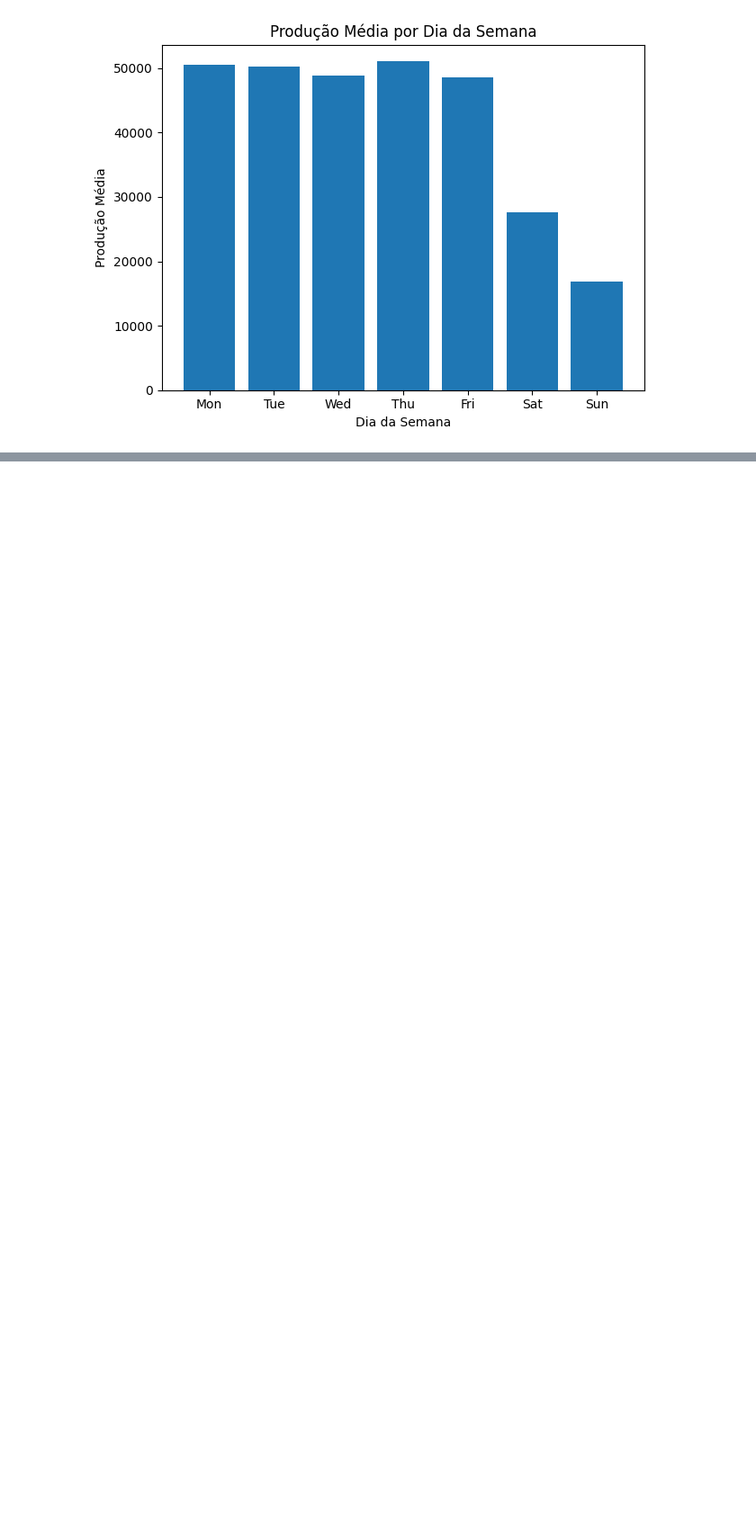
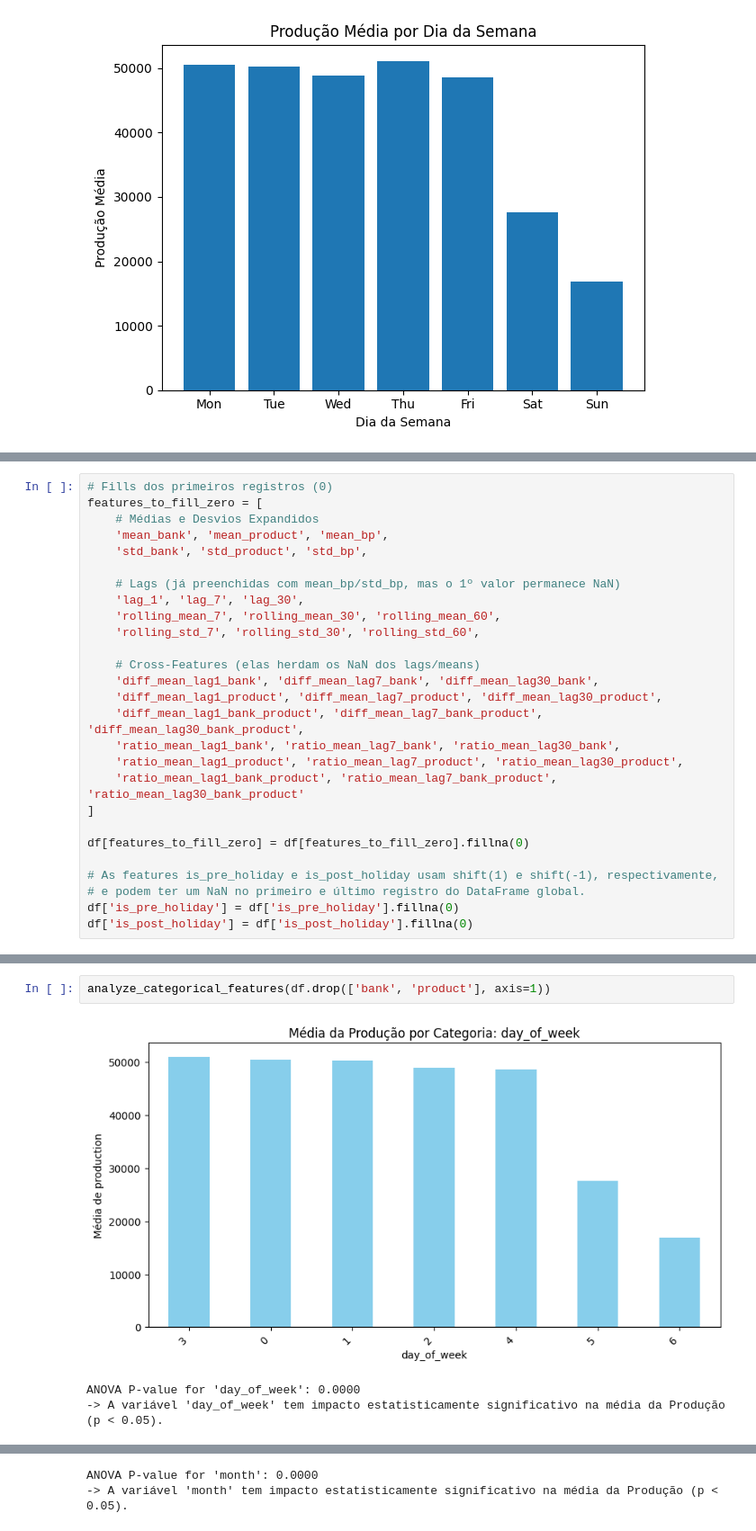
Before and after one commit to joaovcardosodev/lev-challenge, a Jupyter notebook: notebooks/01_eda_and_feature_engineering.ipynb, the cells around one changed output, grey strips where cells are left out. Shown at 90% size. Drawn from its saved outputs; the diff is of its cells as text; blank space fills up the shorter version.

```diff
--- a/notebooks/01_eda_and_feature_engineering.ipynb
+++ b/notebooks/01_eda_and_feature_engineering.ipynb
@@ -355,0 +431,27 @@ plt.show()
+# %%
+# Fills dos primeiros registros (0)
+features_to_fill_zero = [
+    # Médias e Desvios Expandidos
+    'mean_bank', 'mean_product', 'mean_bp',
+    'std_bank', 'std_product', 'std_bp',
+
+    # Lags (já preenchidas com mean_bp/std_bp, mas o 1º valor permanece NaN)
+    'lag_1', 'lag_7', 'lag_30',
+    'rolling_mean_7', 'rolling_mean_30', 'rolling_mean_60',
+    'rolling_std_7', 'rolling_std_30', 'rolling_std_60',
+
+    # Cross-Features (elas herdam os NaN dos lags/means)
+    'diff_mean_lag1_bank', 'diff_mean_lag7_bank', 'diff_mean_lag30_bank',
+    'diff_mean_lag1_product', 'diff_mean_lag7_product', 'diff_mean_lag30_product',
+    'diff_mean_lag1_bank_product', 'diff_mean_lag7_bank_product', 'diff_mean_lag30_bank_product',
+    'ratio_mean_lag1_bank', 'ratio_mean_lag7_bank', 'ratio_mean_lag30_bank',
+    'ratio_mean_lag1_product', 'ratio_mean_lag7_product', 'ratio_mean_lag30_product',
+    'ratio_mean_lag1_bank_product', 'ratio_mean_lag7_bank_product', 'ratio_mean_lag30_bank_product'
+]
+
+df[features_to_fill_zero] = df[features_to_fill_zero].fillna(0)
+
+# As features is_pre_holiday e is_post_holiday usam shift(1) e shift(-1), respectivamente,
+# e podem ter um NaN no primeiro e último registro do DataFrame global.
+df['is_pre_holiday'] = df['is_pre_holiday'].fillna(0)
+df['is_post_holiday'] = df['is_post_holiday'].fillna(0)
@@ -355,0 +519,6 @@ plt.show()
+# %%
+analyze_categorical_features(df.drop(['bank', 'product'], axis=1))
+# %% [output]
+[figure, added]
+ANOVA P-value for 'day_of_week': 0.0000
+-> A variável 'day_of_week' tem impacto estatisticamente significativo na média da Produção (p < 0.05).
@@ -355,0 +526,2 @@ plt.show()
+ANOVA P-value for 'month': 0.0000
+-> A variável 'month' tem impacto estatisticamente significativo na média da Produção (p < 0.05).
```
Also changed, not shown: parts of 18 cells of this notebook, 3 other files.
